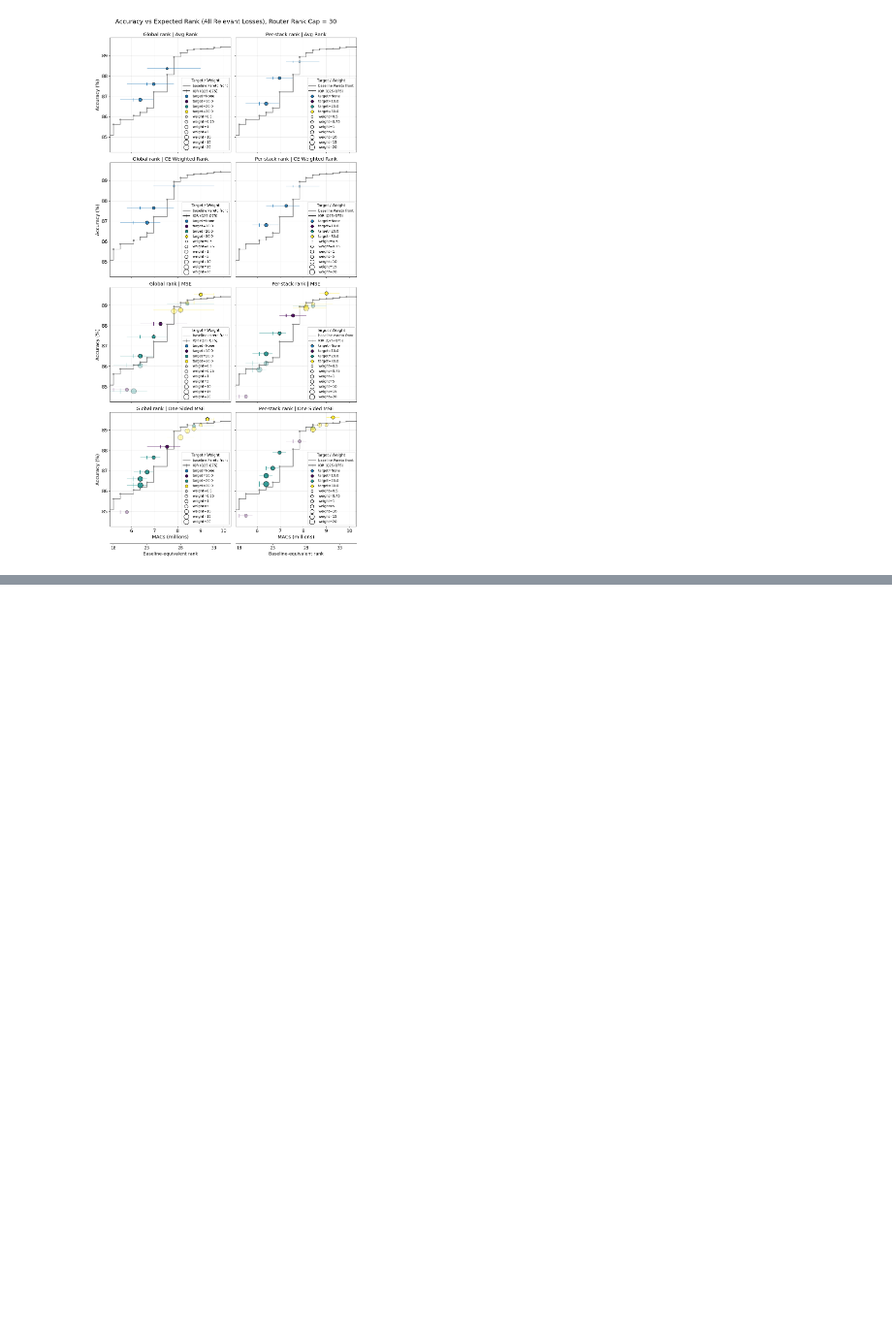
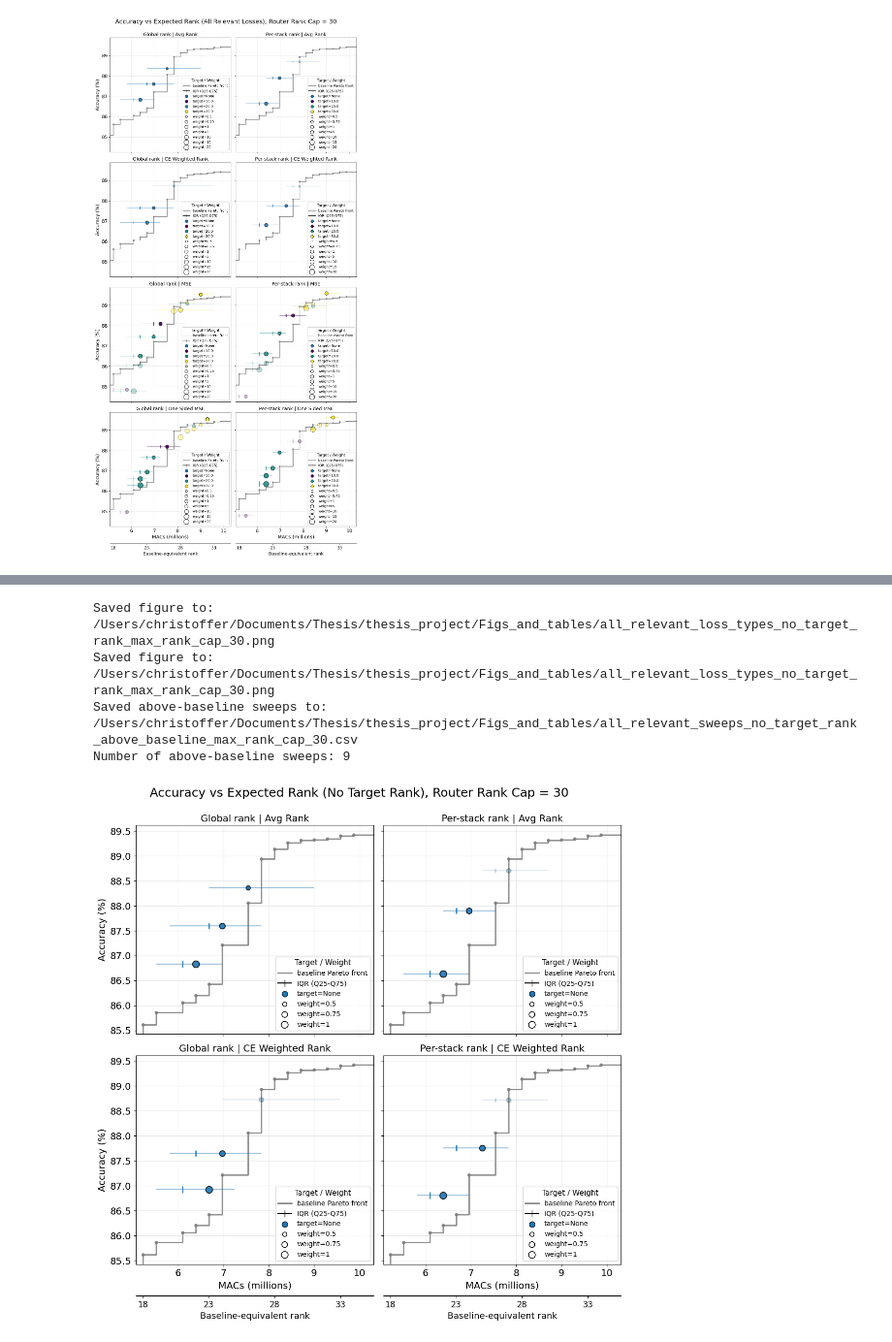
Before and after one commit to c-wejendorp/thesis, a Jupyter notebook: scripts/keyword_spotting/dynamic_model_viz.ipynb, the cells around one changed output, grey strips where cells are left out. Shown at 97% size. Saved outputs shown, nothing was run; the diff lists cells and outputs as text; code cells hidden in the pictures; blank space fills up the shorter version.

Commit message:
final pareto viz

```diff
--- a/scripts/keyword_spotting/dynamic_model_viz.ipynb
+++ b/scripts/keyword_spotting/dynamic_model_viz.ipynb
@@ -1192,17 +953,0 @@ Warning: no shared stable sample-id keys found. Falling back to row-index pairin
-# %%
-# Save paired McNemar outputs
-output_dir = Path("/Users/christoffer/Documents/Thesis/thesis_project/Figs_and_tables")
-output_dir.mkdir(parents=True, exist_ok=True)
-
-mcnemar_info_path = output_dir / f"closest_to_7m_mcnemar_info_max_rank_cap_{MAX_RANK_CAP}.csv"
-mcnemar_info_df.to_csv(mcnemar_info_path, index=False)
-
-pairwise_mcnemar_path = output_dir / f"closest_to_7m_pairwise_mcnemar_max_rank_cap_{MAX_RANK_CAP}.csv"
-pairwise_mcnemar_df.to_csv(pairwise_mcnemar_path, index=False)
-
-model_acc_path = output_dir / f"closest_to_7m_model_acc_max_rank_cap_{MAX_RANK_CAP}.csv"
-model_acc_df.to_csv(model_acc_path, index=False)
-
-print(f"Saved McNemar metadata to: {mcnemar_info_path}")
-print(f"Saved pairwise McNemar table to: {pairwise_mcnemar_path}")
-print(f"Saved model accuracies to: {model_acc_path}")
@@ -1548,0 +954,37 @@ Saved class-rank summary to: /Users/christoffer/Documents/Thesis/thesis_project/
+# %%
+sweeps_for_plotting_5 = filter_sweep_results(
+    all_sweep_results,
+    loss_types = ['avg_rank','ce_weighted_rank'],
+    router_num_rank_outputs = [1, 3],
+    rank_targets= [None, 10, 20, 30],
+    pool_modes = ['subsample'],
+    pool_reduction_factors = [2],
+    rank_loss_weights = [0.5,0.75,1]
+)
+fig, above_baseline_sweeps = plot_rank_vs_acc_by_mode(
+    sweeps_for_plotting_5,
+    include_router_overhead=True,
+    base_pareto_alpha=0.9,
+    x_axis_cut_off_ranks=(18, 35),
+    plot_title=f'Accuracy vs Expected Rank (No Target Rank), Router Rank Cap = {MAX_RANK_CAP}',
+    alpha_above_pareto=0.9,
+    alpha_below_pareto=0.3,
+    fig_size_per_subplot=(5.5, 6.0)
+
+ )
+save_path = output_dir / f"all_relevant_loss_types_no_target_rank_max_rank_cap_{MAX_RANK_CAP}.png"
+fig.savefig(save_path, dpi=500, bbox_inches='tight')
+print(f"Saved figure to: {save_path}")
+
+sweeps_path = output_dir / f"all_relevant_sweeps_no_target_rank_above_baseline_max_rank_cap_{MAX_RANK_CAP}.csv"
+above_baseline_sweeps.to_csv(sweeps_path, index=False)
+
+print(f"Saved figure to: {save_path}")
+print(f"Saved above-baseline sweeps to: {sweeps_path}")
+print(f"Number of above-baseline sweeps: {len(above_baseline_sweeps)}")
+# %% [output]
+Saved figure to: /Users/christoffer/Documents/Thesis/thesis_project/Figs_and_tables/all_relevant_loss_types_no_target_rank_max_rank_cap_30.png
+Saved figure to: /Users/christoffer/Documents/Thesis/thesis_project/Figs_and_tables/all_relevant_loss_types_no_target_rank_max_rank_cap_30.png
+Saved above-baseline sweeps to: /Users/christoffer/Documents/Thesis/thesis_project/Figs_and_tables/all_relevant_sweeps_no_target_rank_above_baseline_max_rank_cap_30.csv
+Number of above-baseline sweeps: 9
+[figure, added]
```
Also changed, not shown: parts of 5 cells of this notebook.
